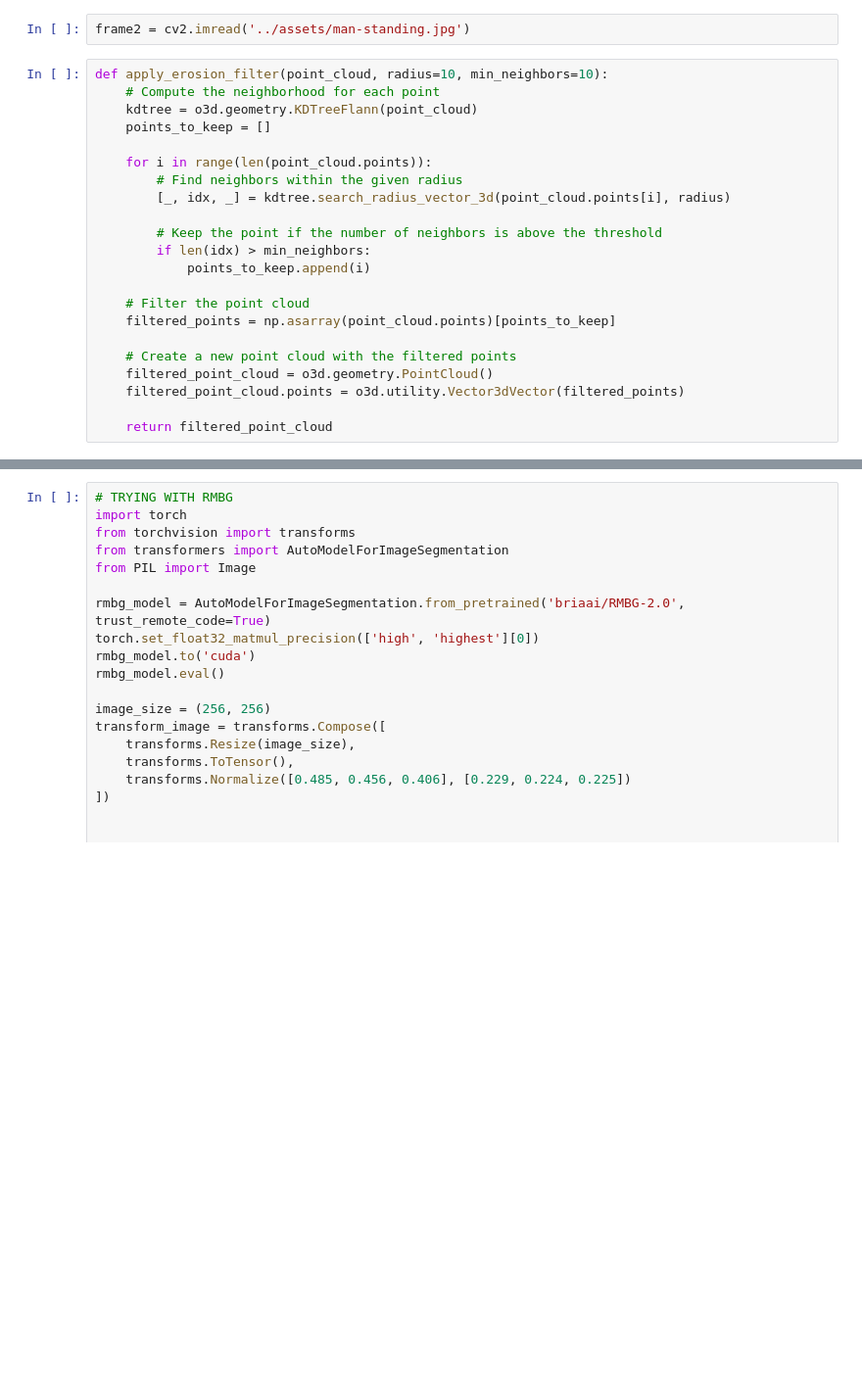
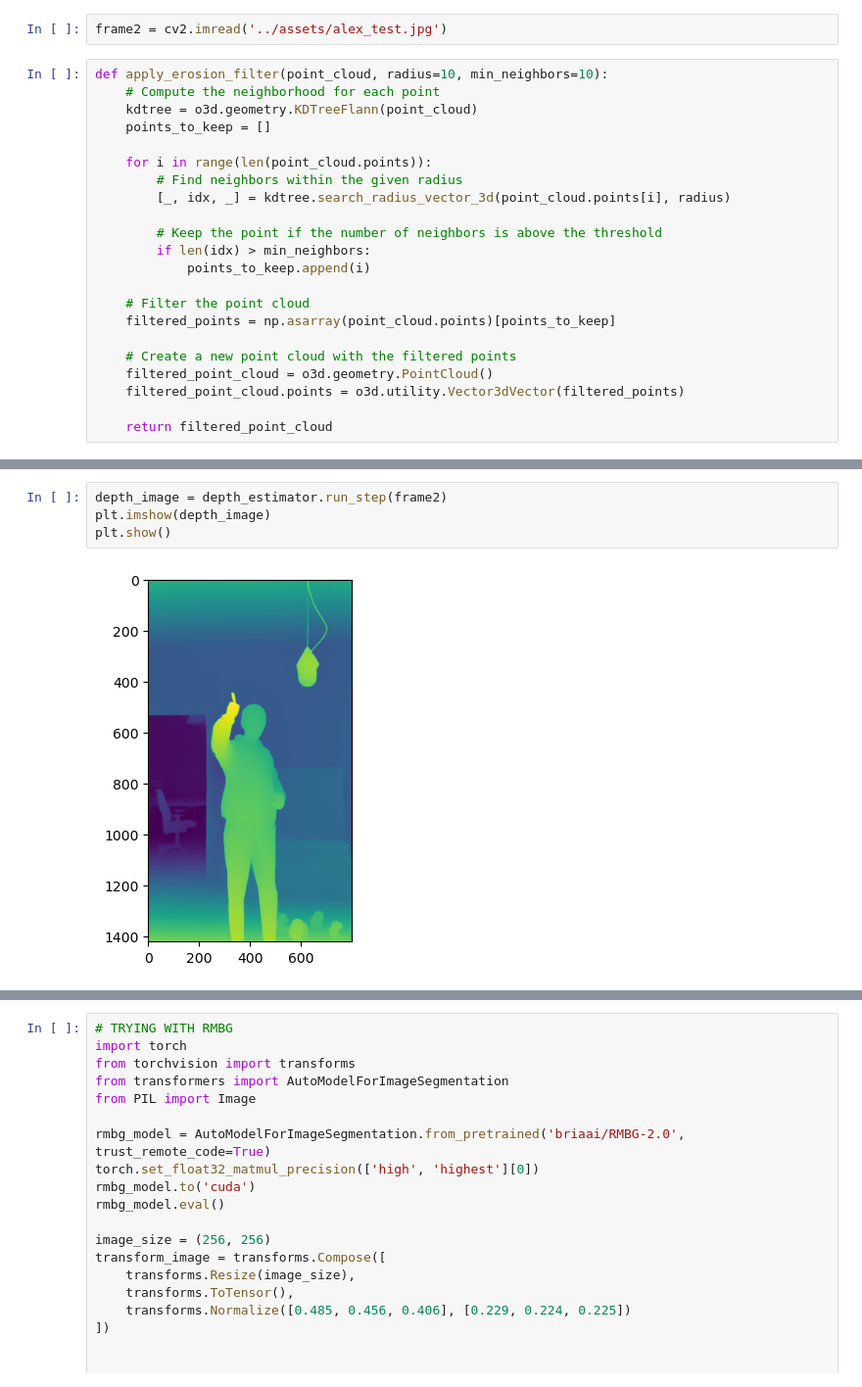
Before and after one commit to aalolexx/awt-pj-ws2425-3d-realtime-reconstruction, a Jupyter notebook: notebooks/pcd_estimator_refinment.ipynb, the cells around one changed output, grey strips where cells are left out. Shown at 98% size. Cells and saved outputs as stored; diff of their text form; blank space fills up the shorter version.

```diff
--- a/notebooks/pcd_estimator_refinment.ipynb
+++ b/notebooks/pcd_estimator_refinment.ipynb
@@ -22,7 +22,7 @@ plt.show()
 # %% [output]
 [figure]
 # %%
-frame2 = cv2.imread('../assets/man-standing.jpg')
+frame2 = cv2.imread('../assets/alex_test.jpg')
 # %%
 def apply_erosion_filter(point_cloud, radius=10, min_neighbors=10):
     # Compute the neighborhood for each point
@@ -74,0 +75,6 @@ INFO:dinov2:using MLP layer as FFN
+# %%
+depth_image = depth_estimator.run_step(frame2)
+plt.imshow(depth_image)
+plt.show()
+# %% [output]
+[figure, added]
```
Also changed, not shown: parts of 4 cells of this notebook, 4 other files.
